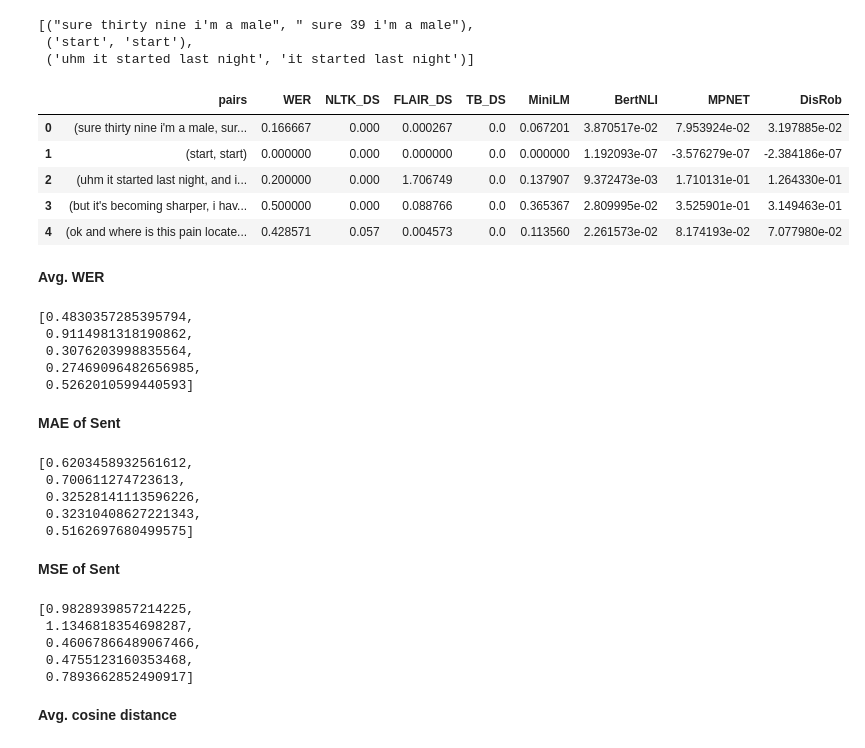
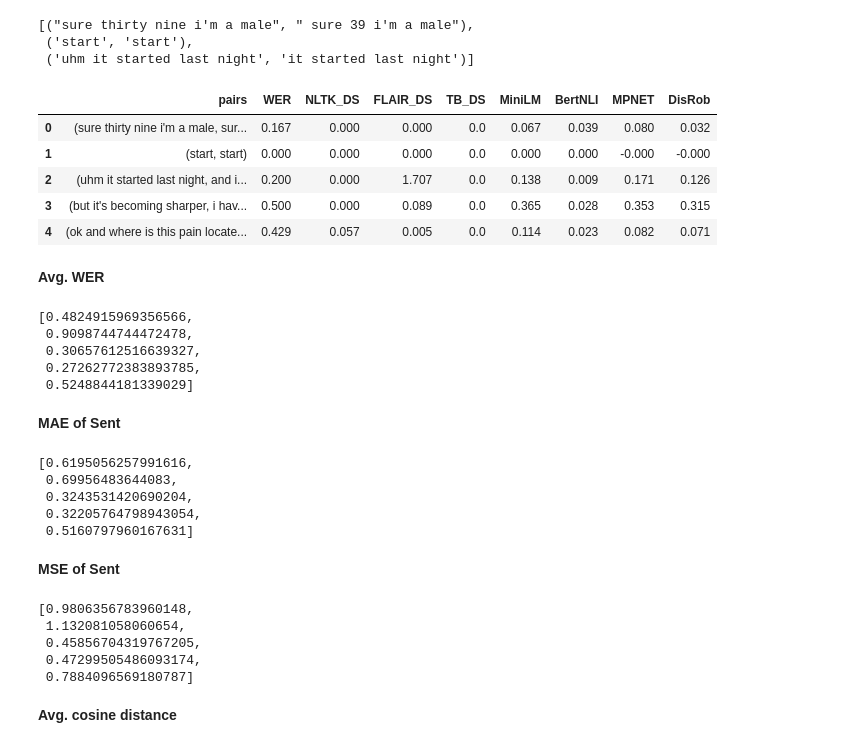
Before and after one commit to whettenr/severity-measures-asr, a Jupyter notebook: EX2.ipynb, the cells around one changed output. Saved outputs shown, nothing was run; the diff lists cells and outputs as text; code cells hidden in the pictures.

```diff
--- a/EX2.ipynb
+++ b/EX2.ipynb
@@ -143,7 +143,6 @@ def get_measures_df(pairs):
 
 
     measures_df = pd.DataFrame(measures, columns =['pairs', 'WER', 'NLTK_DS', 'FLAIR_DS', 'TB_DS',
-                                                   'MiniLM', 'BertNLI', 'MPNET', 'DisRob'],
-                               dtype = float)
+                                                   'MiniLM', 'BertNLI', 'MPNET', 'DisRob'], )
     return measures_df
 # %%
@@ -161,16 +155,16 @@ measures_wv = get_measures_df(pairs_wv)
 # %%
-measures_v.head()
+measures_v.head().round(3)
 # measures_ps.head()
 # measures_wh.head()
 # measures_ds.head()
 # measures_wv.head()
 # %% [output]
 |  | pairs | WER | NLTK_DS | FLAIR_DS | TB_DS | MiniLM | BertNLI | MPNET | DisRob |
-| 0 | (sure thirty nine i'm a male, sur... | 0.166667 | 0.000 | 0.000267 | 0.0 | 0.067201 | 3.870517e-02 | 7.953924e-02 | 3.197885e-02 |
-| 1 | (start, start) | 0.000000 | 0.000 | 0.000000 | 0.0 | 0.000000 | 1.192093e-07 | -3.576279e-07 | -2.384186e-07 |
-| 2 | (uhm it started last night, and i... | 0.200000 | 0.000 | 1.706749 | 0.0 | 0.137907 | 9.372473e-03 | 1.710131e-01 | 1.264330e-01 |
-| 3 | (but it's becoming sharper, i hav... | 0.500000 | 0.000 | 0.088766 | 0.0 | 0.365367 | 2.809995e-02 | 3.525901e-01 | 3.149463e-01 |
-| 4 | (ok and where is this pain locate... | 0.428571 | 0.057 | 0.004573 | 0.0 | 0.113560 | 2.261573e-02 | 8.174193e-02 | 7.077980e-02 |
+| 0 | (sure thirty nine i'm a male, sur... | 0.167 | 0.000 | 0.000 | 0.0 | 0.067 | 0.039 | 0.080 | 0.032 |
+| 1 | (start, start) | 0.000 | 0.000 | 0.000 | 0.0 | 0.000 | 0.000 | -0.000 | -0.000 |
+| 2 | (uhm it started last night, and i... | 0.200 | 0.000 | 1.707 | 0.0 | 0.138 | 0.009 | 0.171 | 0.126 |
+| 3 | (but it's becoming sharper, i hav... | 0.500 | 0.000 | 0.089 | 0.0 | 0.365 | 0.028 | 0.353 | 0.315 |
+| 4 | (ok and where is this pain locate... | 0.429 | 0.057 | 0.005 | 0.0 | 0.114 | 0.023 | 0.082 | 0.071 |
 # %% [markdown]
 **Avg. WER**
 # %%
@@ -180,18 +174,12 @@ wers = [np.mean(measures_ds.WER),
         np.mean(measures_wh.WER),
         np.mean(measures_wv.WER),]
 wers
-
-# [0.4854902593620484,
-#  0.9119273393945999,
-#  0.30818373482641814,
-#  0.2770381937551604,
-#  0.526362012784877]
 # %% [output]
-[0.4830357285395794,
- 0.9114981318190862,
- 0.3076203998835564,
- 0.27469096482656985,
- 0.5262010599440593]
+[0.4824915969356566,
+ 0.9098744744472478,
+ 0.30657612516639327,
+ 0.27262772383893785,
+ 0.5248844181339029]
 # %% [markdown]
 **MAE of Sent**
 # %%
@@ -214,17 +202,12 @@ tb = [np.mean(measures_ds.TB_DS),
       np.mean(measures_wv.TB_DS),]
 
 flair
-# [0.6074389388801855,
-#  0.7135182553475056,
-#  0.312383773676846,
-#  0.31019710564832076,
-#  0.5033627874260649]
 # %% [output]
-[0.6203458932561612,
- 0.700611274723613,
- 0.32528141113596226,
- 0.32310408627221343,
- 0.5162697680499575]
+[0.6195056257991616,
+ 0.69956483644083,
+ 0.3243531420690204,
+ 0.32205764798943054,
+ 0.5160797960167631]
 # %% [markdown]
 **MSE of Sent**
 # %%
@@ -247,18 +230,12 @@ mse_tb = [np.mean(measures_ds.TB_DS**2),
         np.mean(measures_wv.TB_DS**2),]
 
 mse_flair
-
-# [0.9608862727932882,
-#  1.1630808800994055,
-#  0.4380252745278624,
-#  0.45350460283842886,
-#  0.7666978386745589]
 # %% [output]
-[0.9828939857214225,
- 1.1346818354698287,
- 0.46067866489067466,
- 0.4755123160353468,
- 0.7893662852490917]
+[0.9806356783960148,
+ 1.132081058060654,
+ 0.45856704319767205,
+ 0.47299505486093174,
+ 0.7884096569180787]
 # %% [markdown]
 **Avg. cosine distance**
 # %%
```
Also changed, not shown: parts of 16 cells of this notebook.
